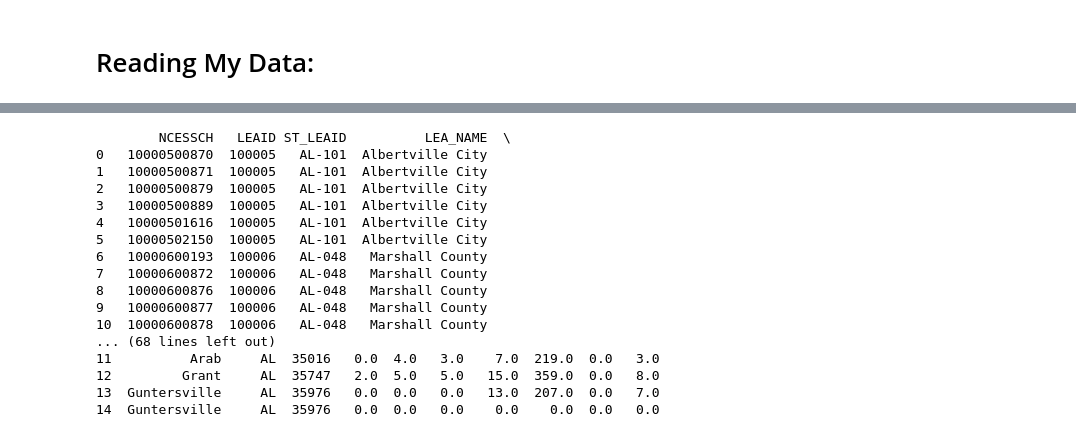
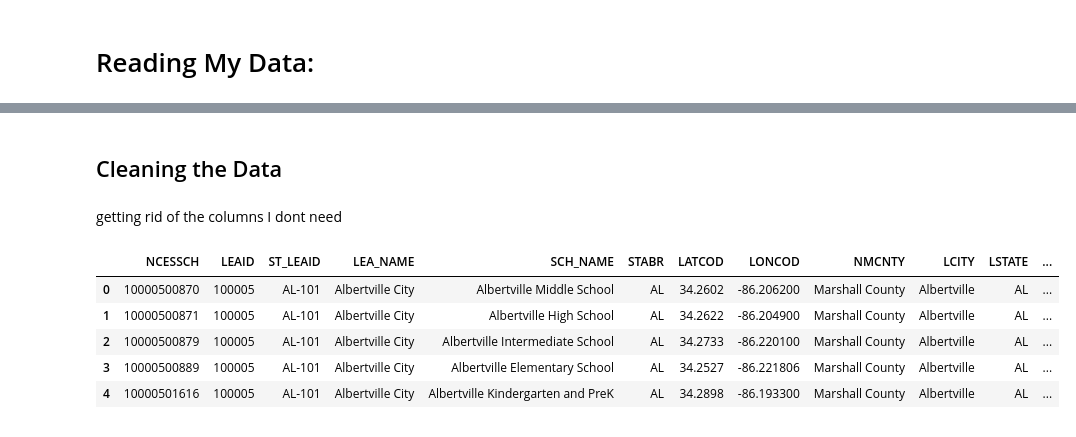
Before and after one commit to remideso/DATA-200, a Jupyter notebook: Assignment 1.ipynb, the cells around one changed output, grey strips where cells are left out. Drawn from its saved outputs; the diff is of its cells as text; code cells hidden in the pictures.

```diff
--- a/Assignment 1.ipynb
+++ b/Assignment 1.ipynb
@@ -69,32 +248,25 @@ print(df.head())
+# %% [markdown]
+## Cleaning the Data
+# %% [markdown]
+getting rid of the columns I dont need
 # %%
-# Getting the columns I need/ need to clean
 columns_needed = [
-    "NCESSCH", "LEAID", "ST_LEAID", "LEA_NAME", "SCH_NAME", "STABR", "LATCOD", "LONCOD",  # ID & Location
-    "ULOCALE", "STATUS", "TITLEI", "TITLEI_STATUS", "TOTFRL", "TOTAL", "STUTERATIO",  # School characteristics
-    "SCHOOL_TYPE_TEXT", "SCHOOL_LEVEL", "NMCNTY", "LCITY", "LSTATE", "LZIP",  # School type and location
+    "NCESSCH", "LEAID", "ST_LEAID", "LEA_NAME", "SCH_NAME", "STABR", "LATCOD", "LONCOD","NMCNTY", "LCITY", "LSTATE", "LZIP",  # ID & Location
+
+    "ULOCALE", "STATUS", "TOTFRL", "TOTAL", "STUTERATIO", "CHARTER_TEXT", "VIRTUAL", "FTE",  # School characteristics
+
+    "SCHOOL_TYPE_TEXT", "SCHOOL_LEVEL", "CHARTER_TEXT", "VIRTUAL", "SY_STATUS_TEXT",  # School type
+
     "AM", "AS", "BL", "HI", "WH", "HP", "TR"  # Racial categories
 ]
 
-available_columns = [col for col in columns_needed if col in df.columns]
-df_cleaned = df[available_columns].copy()
+ps_data= df[columns_needed]
 
-# Display the first few rows
-print(df_cleaned.head(15))
+ps_data.head()
 # %% [output]
-        NCESSCH   LEAID ST_LEAID          LEA_NAME  \
-0   10000500870  100005   AL-101  Albertville City
-1   10000500871  100005   AL-101  Albertville City
-2   10000500879  100005   AL-101  Albertville City
-3   10000500889  100005   AL-101  Albertville City
-4   10000501616  100005   AL-101  Albertville City
-5   10000502150  100005   AL-101  Albertville City
-6   10000600193  100006   AL-048   Marshall County
-7   10000600872  100006   AL-048   Marshall County
-8   10000600876  100006   AL-048   Marshall County
-9   10000600877  100006   AL-048   Marshall County
-10  10000600878  100006   AL-048   Marshall County
-... (68 lines left out)
-11          Arab     AL  35016   0.0  4.0   3.0    7.0  219.0  0.0   3.0
-12         Grant     AL  35747   2.0  5.0   5.0   15.0  359.0  0.0   8.0
-13  Guntersville     AL  35976   0.0  0.0   0.0   13.0  207.0  0.0   7.0
-14  Guntersville     AL  35976   0.0  0.0   0.0    0.0    0.0  0.0   0.0
+|  | NCESSCH | LEAID | ST_LEAID | LEA_NAME | SCH_NAME | STABR | LATCOD | LONCOD | NMCNTY | LCITY | LSTATE | ... |
+| 0 | 10000500870 | 100005 | AL-101 | Albertville City | Albertville Middle School | AL | 34.2602 | -86.206200 | Marshall County | Albertville | AL | ... |
+| 1 | 10000500871 | 100005 | AL-101 | Albertville City | Albertville High School | AL | 34.2622 | -86.204900 | Marshall County | Albertville | AL | ... |
+| 2 | 10000500879 | 100005 | AL-101 | Albertville City | Albertville Intermediate School | AL | 34.2733 | -86.220100 | Marshall County | Albertville | AL | ... |
+| 3 | 10000500889 | 100005 | AL-101 | Albertville City | Albertville Elementary School | AL | 34.2527 | -86.221806 | Marshall County | Albertville | AL | ... |
+| 4 | 10000501616 | 100005 | AL-101 | Albertville City | Albertville Kindergarten and PreK | AL | 34.2898 | -86.193300 | Marshall County | Albertville | AL | ... |
```
Also changed, not shown: parts of 30 cells of this notebook.
